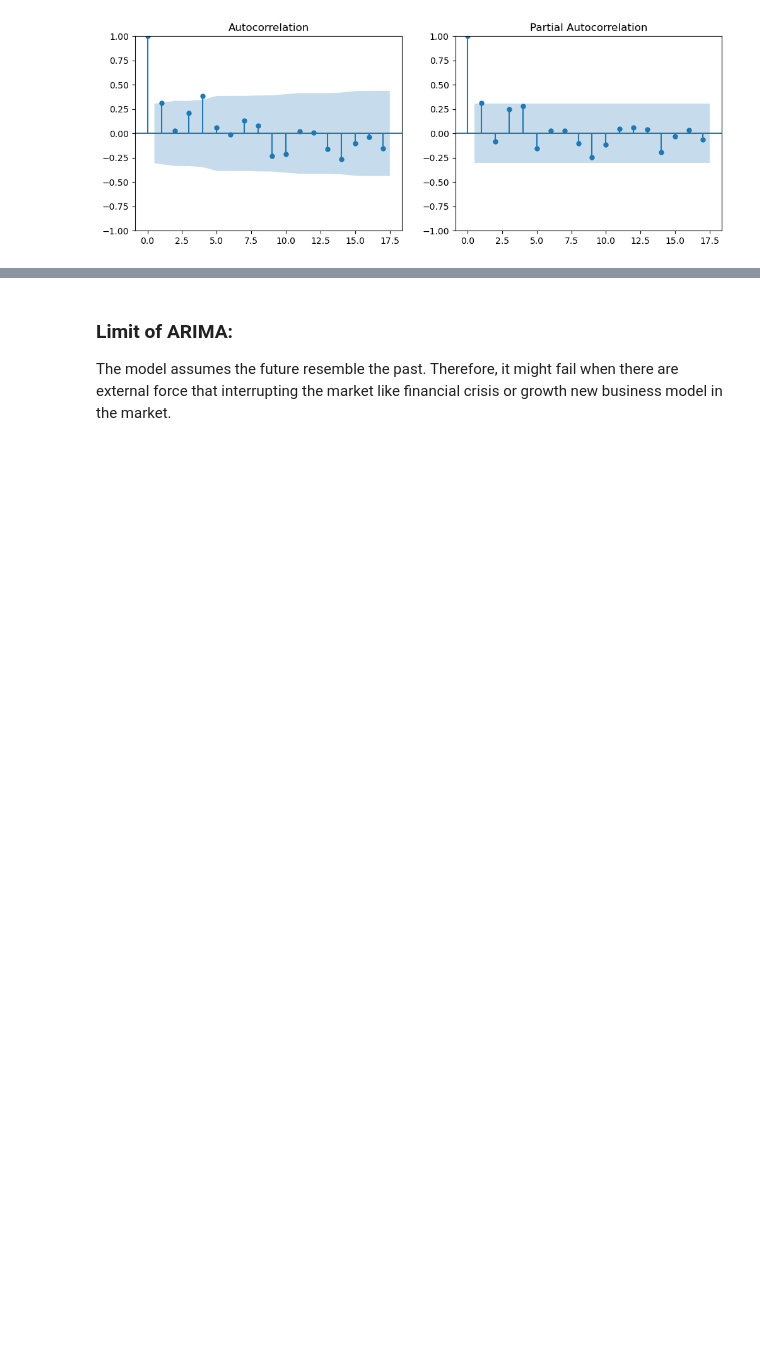
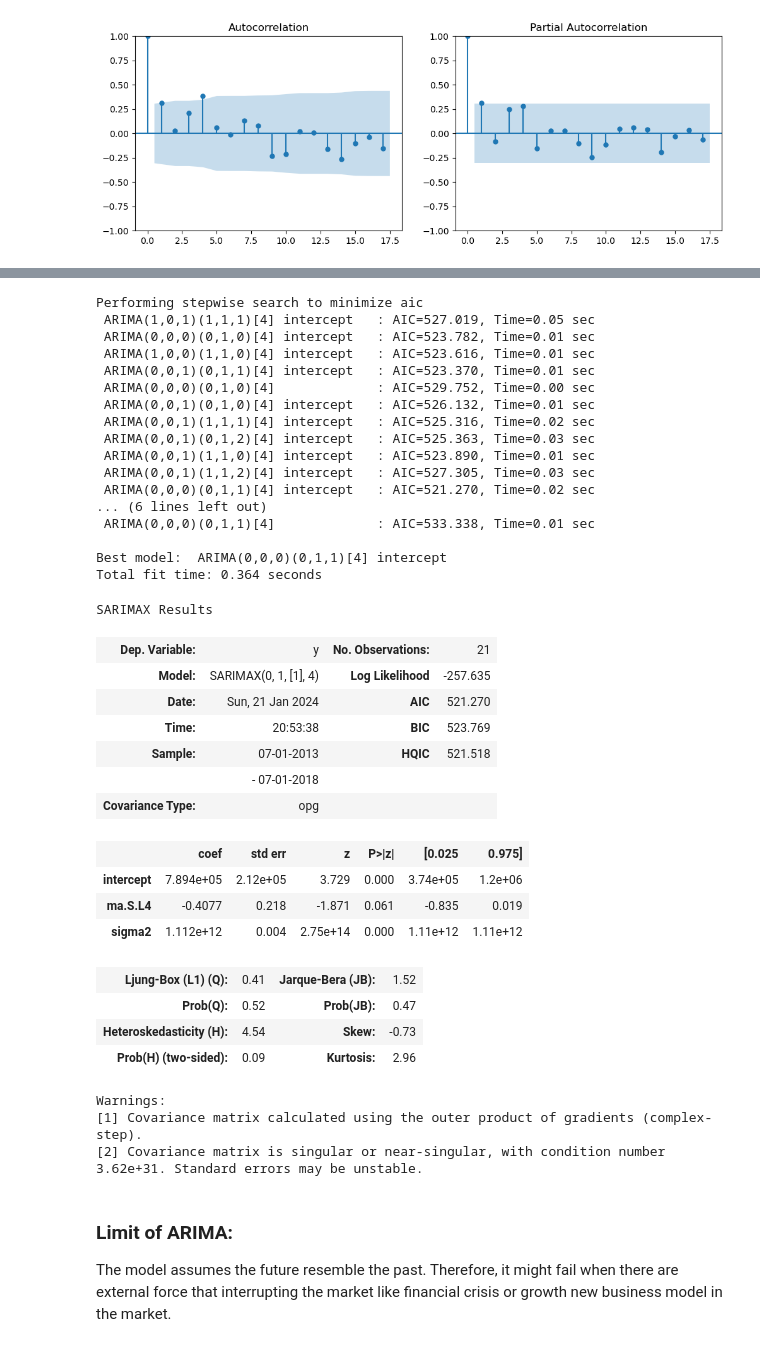
Before and after one commit to alex77y/Netflix-Subscription-Forecast, a Jupyter notebook: Netflix_subscription_forecast/Analysis.ipynb, the cells around one changed output, grey strips where cells are left out. Cells and saved outputs as stored; diff of their text form; code cells hidden in the pictures; blank space fills up the shorter version.

Commit message:
AutoARIMA

```diff
--- a/Netflix_subscription_forecast/Analysis.ipynb
+++ b/Netflix_subscription_forecast/Analysis.ipynb
@@ -106,0 +114,3 @@ plt.show()
+# %%
+train = differenced_series.iloc[:-20]
+test = differenced_series.iloc[-6:]
@@ -107,3 +132,43 @@ plt.show()
+# %%
+model = auto_arima(train, start_p=1, start_q=1, m=4, seasonal = True, trace=True)
+model.summary()
+# %% [output]
+Performing stepwise search to minimize aic
+ ARIMA(1,0,1)(1,1,1)[4] intercept   : AIC=527.019, Time=0.05 sec
+ ARIMA(0,0,0)(0,1,0)[4] intercept   : AIC=523.782, Time=0.01 sec
+ ARIMA(1,0,0)(1,1,0)[4] intercept   : AIC=523.616, Time=0.01 sec
+ ARIMA(0,0,1)(0,1,1)[4] intercept   : AIC=523.370, Time=0.01 sec
+ ARIMA(0,0,0)(0,1,0)[4]             : AIC=529.752, Time=0.00 sec
+ ARIMA(0,0,1)(0,1,0)[4] intercept   : AIC=526.132, Time=0.01 sec
+ ARIMA(0,0,1)(1,1,1)[4] intercept   : AIC=525.316, Time=0.02 sec
+ ARIMA(0,0,1)(0,1,2)[4] intercept   : AIC=525.363, Time=0.03 sec
+ ARIMA(0,0,1)(1,1,0)[4] intercept   : AIC=523.890, Time=0.01 sec
+ ARIMA(0,0,1)(1,1,2)[4] intercept   : AIC=527.305, Time=0.03 sec
+ ARIMA(0,0,0)(0,1,1)[4] intercept   : AIC=521.270, Time=0.02 sec
+... (6 lines left out)
+ ARIMA(0,0,0)(0,1,1)[4]             : AIC=533.338, Time=0.01 sec
+
+Best model:  ARIMA(0,0,0)(0,1,1)[4] intercept
+Total fit time: 0.364 seconds
+SARIMAX Results
+| Dep. Variable: | y | No. Observations: | 21 |
+| Model: | SARIMAX(0, 1, [1], 4) | Log Likelihood | -257.635 |
+| Date: | Sun, 21 Jan 2024 | AIC | 521.270 |
+| Time: | 20:53:38 | BIC | 523.769 |
+| Sample: | 07-01-2013 | HQIC | 521.518 |
+|  | - 07-01-2018 |  |  |
+| Covariance Type: | opg |  |  |
+|  | coef | std err | z | P>|z| | [0.025 | 0.975] |
+| intercept | 7.894e+05 | 2.12e+05 | 3.729 | 0.000 | 3.74e+05 | 1.2e+06 |
+| ma.S.L4 | -0.4077 | 0.218 | -1.871 | 0.061 | -0.835 | 0.019 |
+| sigma2 | 1.112e+12 | 0.004 | 2.75e+14 | 0.000 | 1.11e+12 | 1.11e+12 |
+| Ljung-Box (L1) (Q): | 0.41 | Jarque-Bera (JB): | 1.52 |
+| Prob(Q): | 0.52 | Prob(JB): | 0.47 |
+| Heteroskedasticity (H): | 4.54 | Skew: | -0.73 |
+| Prob(H) (two-sided): | 0.09 | Kurtosis: | 2.96 |
+Warnings:
+[1] Covariance matrix calculated using the outer product of gradients (complex-step).
+[2] Covariance matrix is singular or near-singular, with condition number 3.62e+31. Standard errors may be unstable.
 # %% [markdown]
 ### Limit of ARIMA:
 
```
Also changed, not shown: parts of 8 cells of this notebook.
